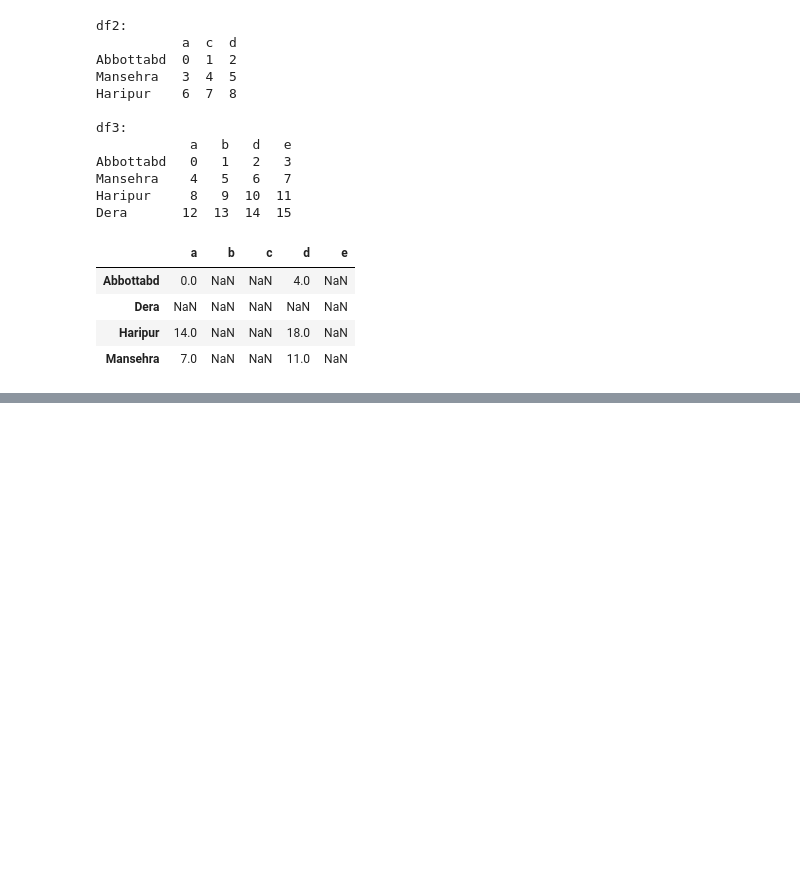
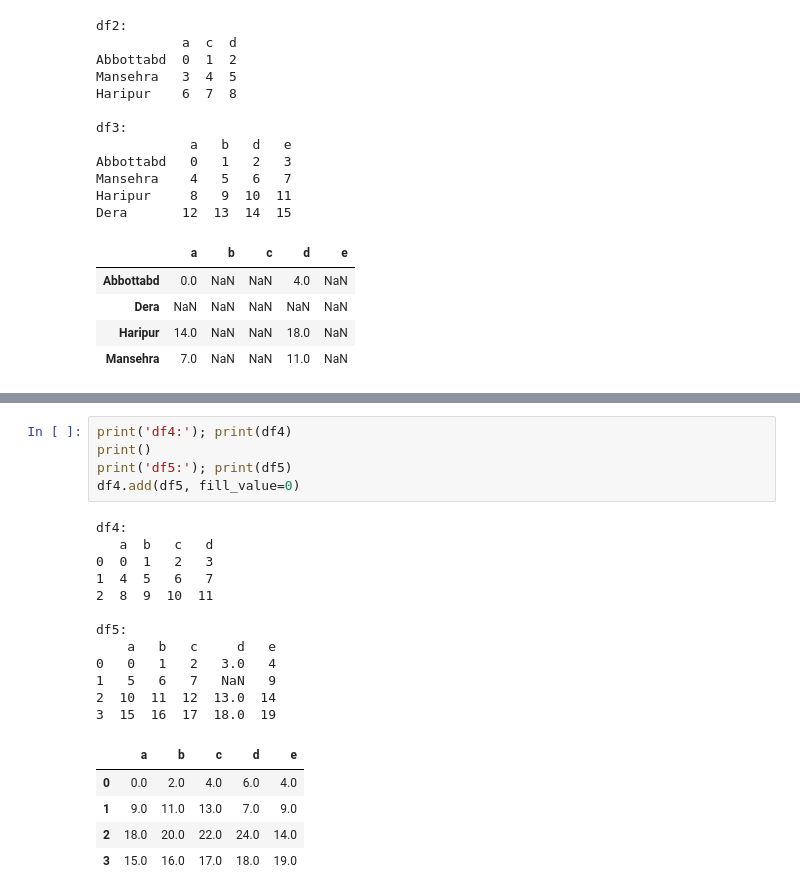
Before and after one commit to Siukhan/CodingByIrfan, a Jupyter notebook: day_13/pandas_essential.ipynb, the cells around one changed output, grey strips where cells are left out. Saved outputs shown, nothing was run; the diff lists cells and outputs as text; blank space fills up the shorter version.

```diff
--- a/day_13/pandas_essential.ipynb
+++ b/day_13/pandas_essential.ipynb
@@ -290,0 +343,23 @@ Dera       12  13  14  15
+# %%
+print('df4:'); print(df4)
+print()
+print('df5:'); print(df5)
+df4.add(df5, fill_value=0)
+# %% [output]
+df4:
+   a  b   c   d
+0  0  1   2   3
+1  4  5   6   7
+2  8  9  10  11
+
+df5:
+    a   b   c     d   e
+0   0   1   2   3.0   4
+1   5   6   7   NaN   9
+2  10  11  12  13.0  14
+3  15  16  17  18.0  19
+|  | a | b | c | d | e |
+| 0 | 0.0 | 2.0 | 4.0 | 6.0 | 4.0 |
+| 1 | 9.0 | 11.0 | 13.0 | 7.0 | 9.0 |
+| 2 | 18.0 | 20.0 | 22.0 | 24.0 | 14.0 |
+| 3 | 15.0 | 16.0 | 17.0 | 18.0 | 19.0 |
```
Also changed, not shown: parts of 17 cells of this notebook.
